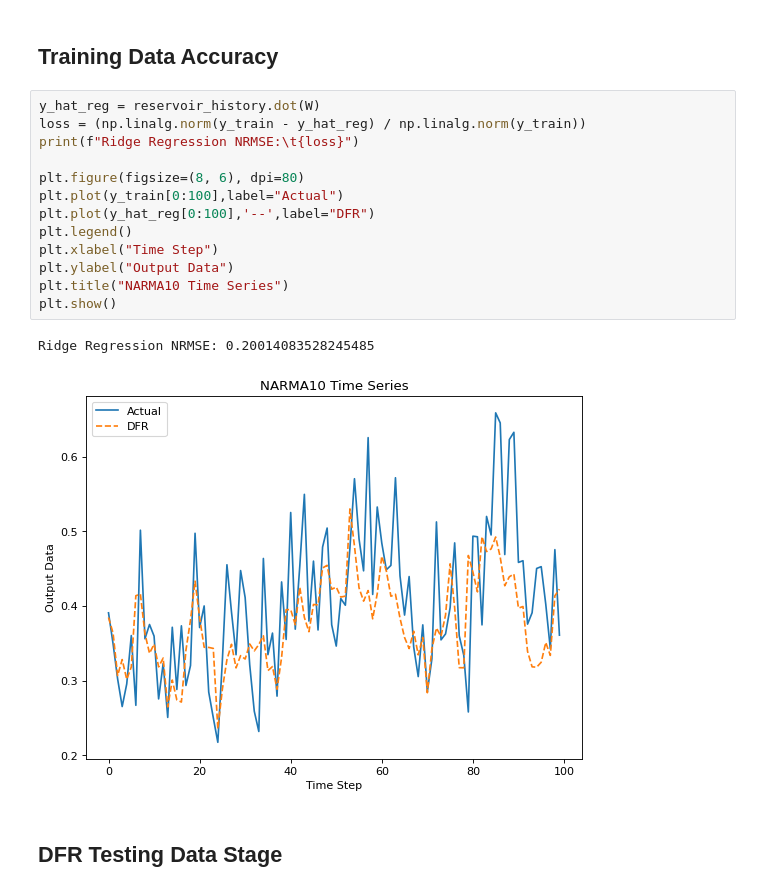
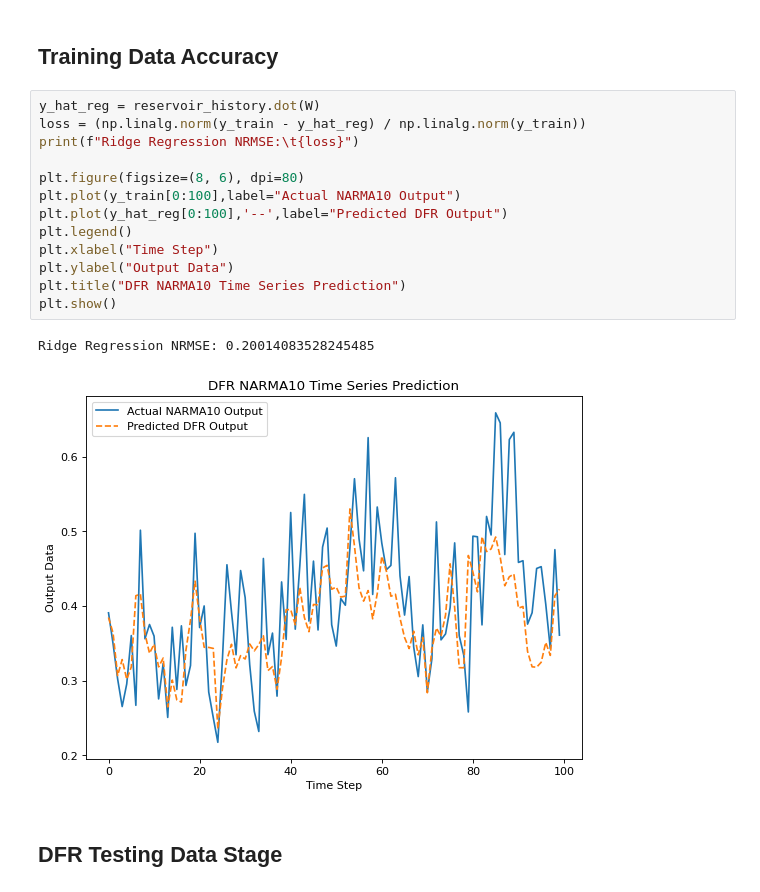
Before and after one commit to oshears/bladerf_dfr_accelerator, a Jupyter notebook: python/narma10_dfr.ipynb, the cells around one changed output. Drawn from its saved outputs; the diff is of its cells as text.

Commit message:
updated narma10 plots

```diff
--- a/python/narma10_dfr.ipynb
+++ b/python/narma10_dfr.ipynb
@@ -106,19 +106,19 @@ W = np.dot(np.dot(y_train,reservoir_history),np.linalg.inv((np.dot(reservoir_his
 # %%
 y_hat_reg = reservoir_history.dot(W)
 loss = (np.linalg.norm(y_train - y_hat_reg) / np.linalg.norm(y_train))
 print(f"Ridge Regression NRMSE:\t{loss}")
 
 plt.figure(figsize=(8, 6), dpi=80)
-plt.plot(y_train[0:100],label="Actual")
-plt.plot(y_hat_reg[0:100],'--',label="DFR")
+plt.plot(y_train[0:100],label="Actual NARMA10 Output")
+plt.plot(y_hat_reg[0:100],'--',label="Predicted DFR Output")
 plt.legend()
 plt.xlabel("Time Step")
 plt.ylabel("Output Data")
-plt.title("NARMA10 Time Series")
+plt.title("DFR NARMA10 Time Series Prediction")
 plt.show()
 # %% [output]
 Ridge Regression NRMSE: 0.20014083528245485
-[figure, old version]
+[figure, new version]
 # %% [markdown]
 ## DFR Testing Data Stage
 # %%
```
Also changed, not shown: parts of 1 cell of this notebook.
